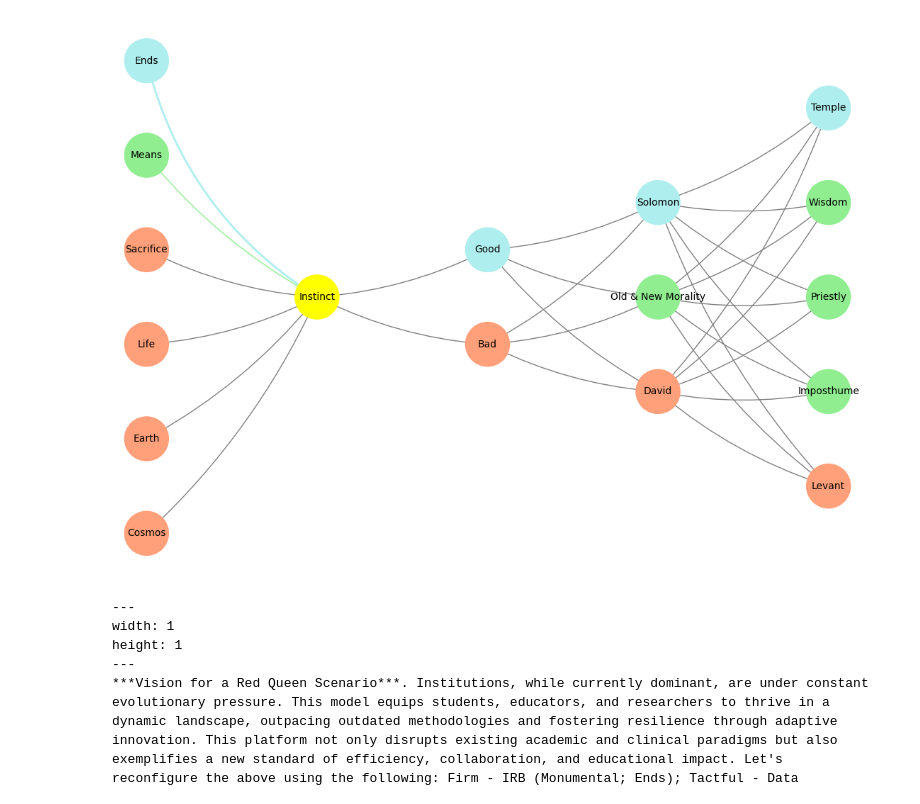
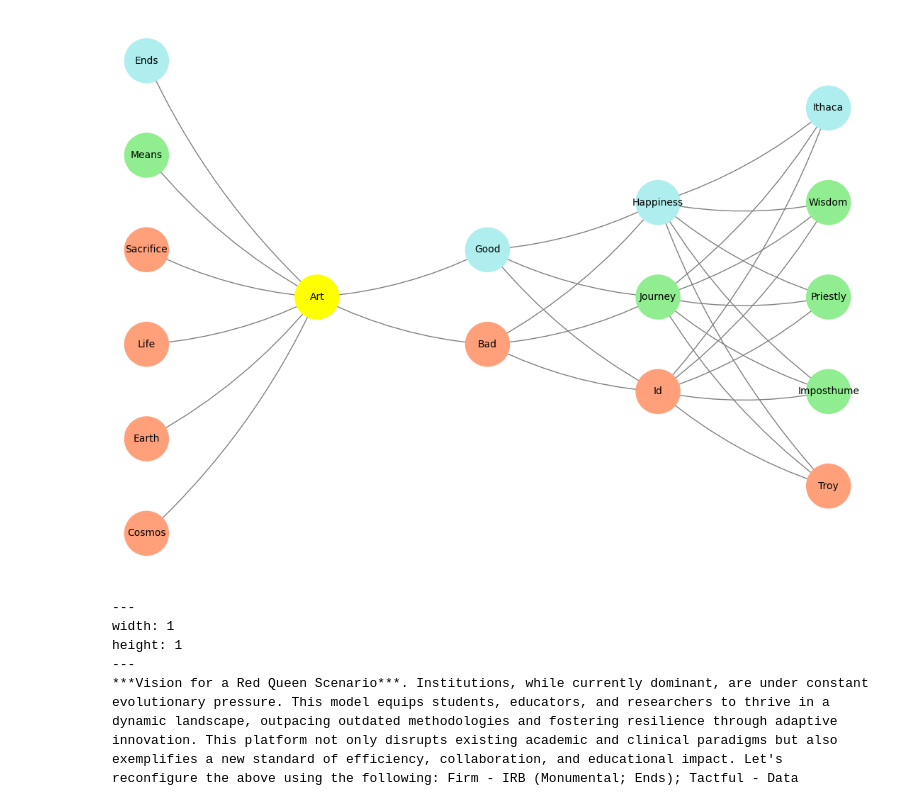
Before and after one commit to abikesa/digital, a Jupyter notebook: kitabo/ensi/_build/jupyter_execute/act1/chapter2.ipynb, the cells around one changed output. Drawn from its saved outputs; the diff is of its cells as text; code cells hidden in the pictures.

````diff
--- a/kitabo/ensi/_build/jupyter_execute/act1/chapter2.ipynb
+++ b/kitabo/ensi/_build/jupyter_execute/act1/chapter2.ipynb
@@ -38,25 +38,25 @@ import networkx as nx
 def define_layers():
     return {
         'Physics': ['Cosmos', 'Earth', 'Life', 'Sacrifice', 'Means', 'Ends'],
-        'Metaphysics': ['Instinct'],
+        'Metaphysics': ['Art'],
         'Decisions': ['Bad', 'Good'],
-        'Games': ['David', 'Old & New Morality', 'Solomon'],
-        'Outcomes': ['Levant', 'Imposthume', 'Priestly', 'Wisdom', 'Temple']
+        'Games': ['Id', 'Journey', 'Happiness'],
+        'Outcomes': ['Troy', 'Imposthume', 'Priestly', 'Wisdom', 'Ithaca']
     }
 
 def assign_colors(node, layer):
-    if node == 'Instinct': return 'yellow'
+    if node == 'Art': return 'yellow'
     if layer == 'Physics' and node in ['Ends']: return 'paleturquoise'
     if layer == 'Physics' and node in ['Means']: return 'lightgreen'
     if layer == 'Decisions' and node == 'Good': return 'paleturquoise'
     if layer == 'Games':
-        if node == 'Solomon': return 'paleturquoise'
-        if node == 'Old & New Morality': return 'lightgreen'
-        if node == 'David': return 'lightsalmon'
+        if node == 'Happiness': return 'paleturquoise'
+        if node == 'Journey': return 'lightgreen'
+        if node == 'Id': return 'lightsalmon'
     if layer == 'Outcomes':
-        if node == 'Temple': return 'paleturquoise'
+        if node == 'Ithaca': return 'paleturquoise'
         if node in ['Wisdom', 'Priestly', 'Imposthume']: return 'lightgreen'
-        if node == 'Levant': return 'lightsalmon'
+        if node == 'Troy': return 'lightsalmon'
     return 'lightsalmon'
 
 def calculate_positions(layer, center_x, offset):
@@ -89,37 +89,37 @@ def visualize_nn():
                 else:
                     G.add_edge(source, target)
 
-    G.add_edge('Ends', 'Instinct')
+    G.add_edge('Ends', 'Art')
 
     plt.figure(figsize=(14, 10))
     for u, v in G.edges:
         style = "arc3,rad=0.1"
         color = 'gray'
         width = 1
 
         if (u, v) == ('Instinct', 'Means'):
             style = "arc3,rad=-0.1"
             color = 'lightgreen'
             width = 1
         elif (u, v) == ('Ends', 'Instinct'):
             style = "arc3,rad=0.2"
             color = 'paleturquoise'
             width = 2
 
         nx.draw_networkx_edges(
             G, pos, edgelist=[(u, v)], width=width,
             edge_color=color, connectionstyle=style,
             arrows=True, arrowstyle='-|>', arrowsize=25
         )
     nx.draw_networkx_nodes(G, pos, node_color=node_colors, node_size=2000)
     nx.draw_networkx_labels(G, pos, font_size=10)
 
     plt.axis('off')
     plt.show()
 
 visualize_nn()
 # %% [output]
-[figure, old version]
+[figure, new version]
 # %% [markdown]
 ```{figure} ../figures/blanche.*
 ---
````
Also changed, not shown: 6 other files.
